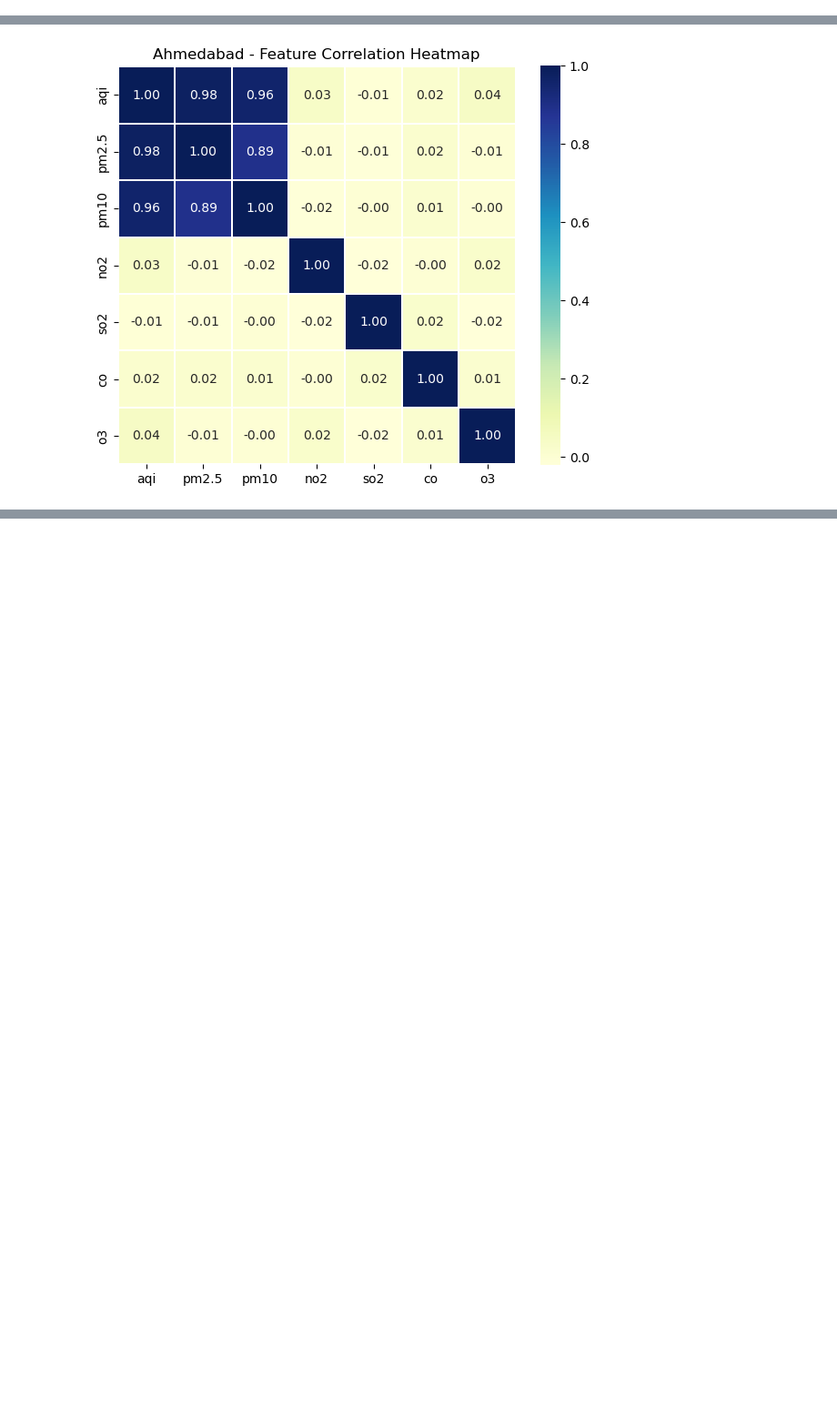
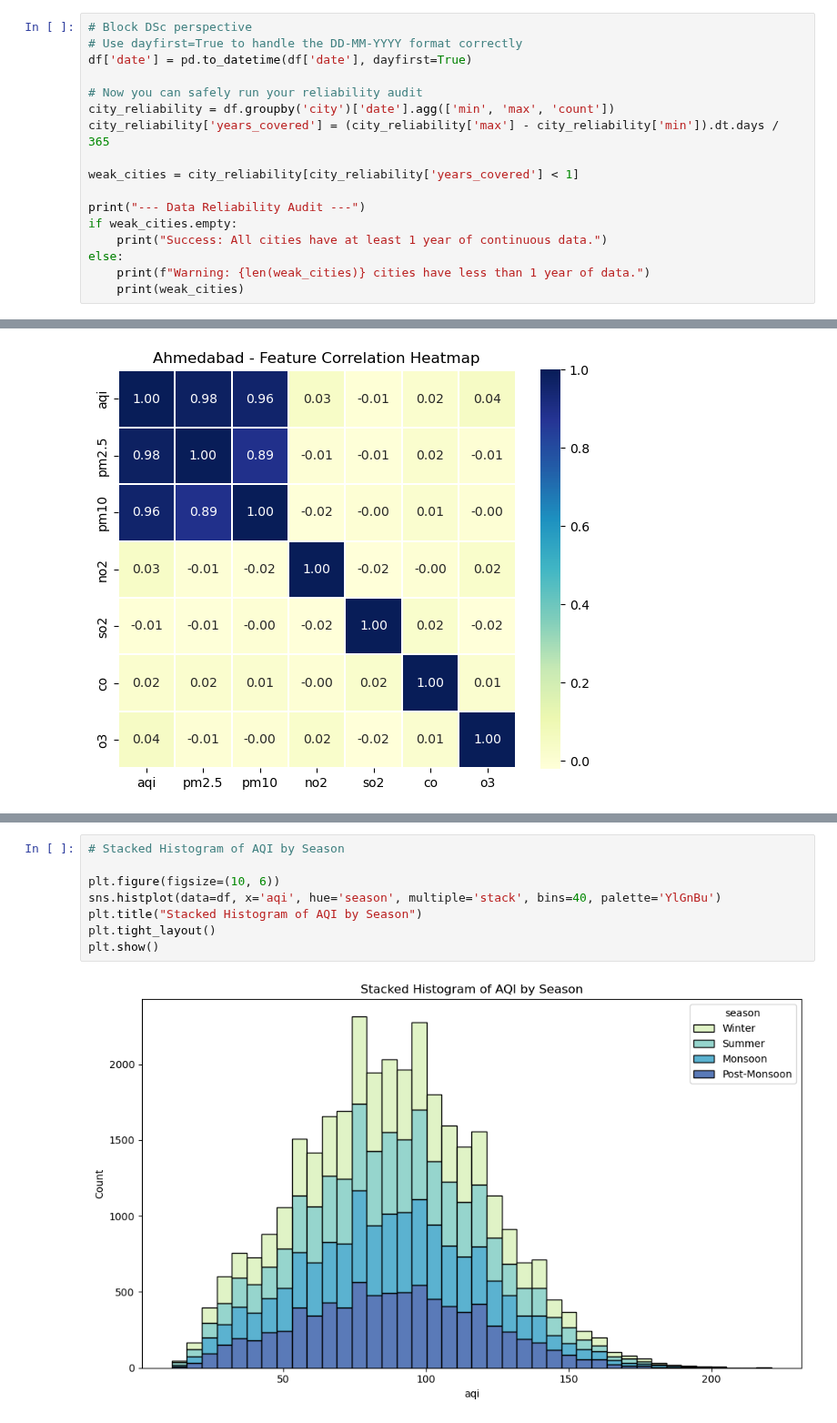
Before and after one commit to wanderingCoder95/Seasonal-AQI-Analysis-Through-Classical-ML-Models, a Jupyter notebook: aqi-project/notebooks/eda.ipynb, the cells around one changed output, grey strips where cells are left out. Shown at 91% size. Saved outputs shown, nothing was run; the diff lists cells and outputs as text; blank space fills up the shorter version.

```diff
--- a/aqi-project/notebooks/eda.ipynb
+++ b/aqi-project/notebooks/eda.ipynb
@@ -225,0 +226,17 @@ Mumbai     79.32  128.96  40.08  11.91  0.80  50.01
+# %%
+# Block DSc perspective
+# Use dayfirst=True to handle the DD-MM-YYYY format correctly
+df['date'] = pd.to_datetime(df['date'], dayfirst=True)
+
+# Now you can safely run your reliability audit
+city_reliability = df.groupby('city')['date'].agg(['min', 'max', 'count'])
+city_reliability['years_covered'] = (city_reliability['max'] - city_reliability['min']).dt.days / 365
+
+weak_cities = city_reliability[city_reliability['years_covered'] < 1]
+
+print("--- Data Reliability Audit ---")
+if weak_cities.empty:
+    print("Success: All cities have at least 1 year of continuous data.")
+else:
+    print(f"Warning: {len(weak_cities)} cities have less than 1 year of data.")
+    print(weak_cities)
@@ -336,0 +446,10 @@ for city in cities:
+# %%
+# Stacked Histogram of AQI by Season
+
+plt.figure(figsize=(10, 6))
+sns.histplot(data=df, x='aqi', hue='season', multiple='stack', bins=40, palette='YlGnBu')
+plt.title("Stacked Histogram of AQI by Season")
+plt.tight_layout()
+plt.show()
+# %% [output]
+[figure, added]
```
Also changed, not shown: parts of 12 cells of this notebook, 1 other file.
